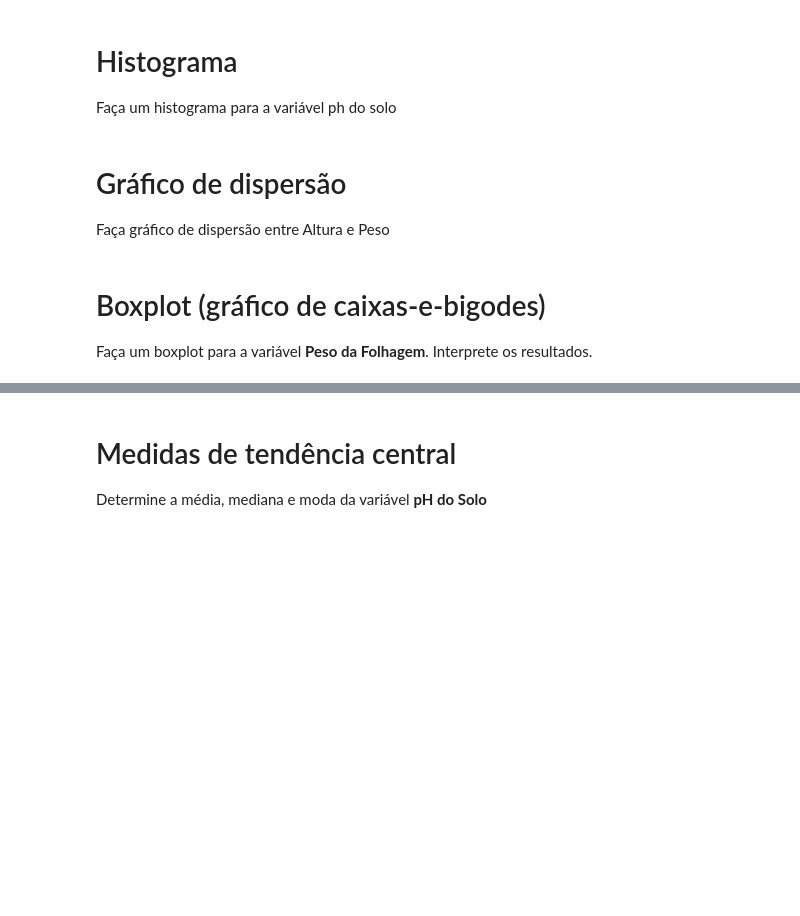
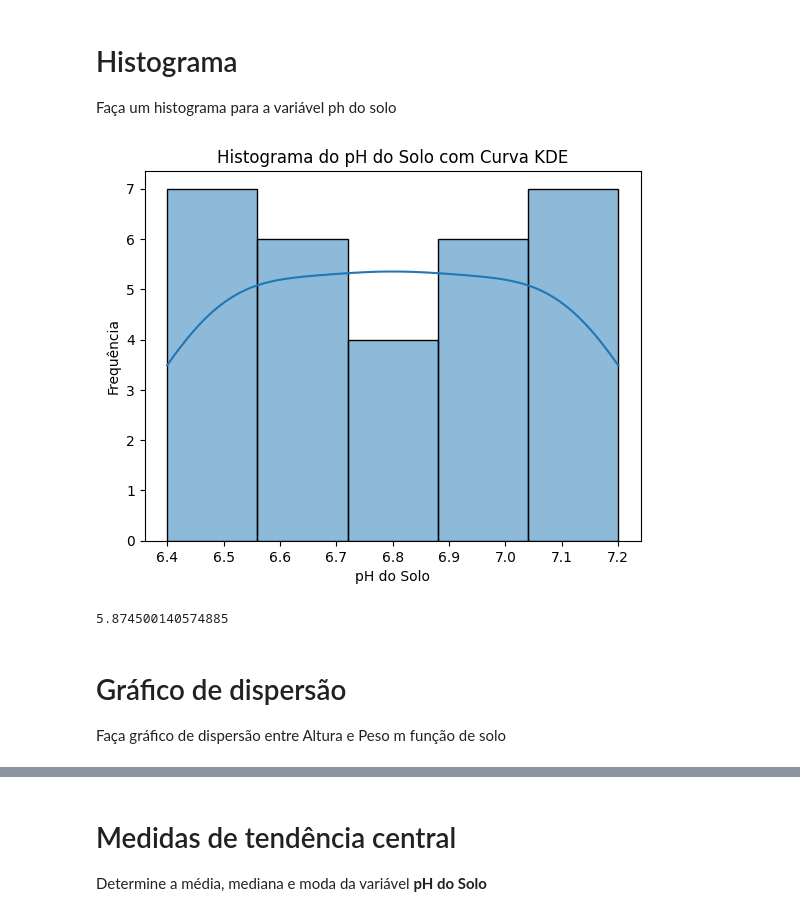
Before and after one commit to clobos/Bioestatistica_ESALQ_Python_2025, a Jupyter notebook: Aula02_Bioestatistica.ipynb, the cells around one changed output, grey strips where cells are left out. Drawn from its saved outputs; the diff is of its cells as text; code cells hidden in the pictures; blank space fills up the shorter version.

```diff
--- a/Aula02_Bioestatistica.ipynb
+++ b/Aula02_Bioestatistica.ipynb
@@ -106,11 +144,23 @@ resultados do gráfico.
 # Histograma
 
 Faça um histograma para  a variável ph do solo
+# %%
+import matplotlib.pyplot as plt
+import seaborn as sns
+
+sns.histplot(data=dados, x='ph', bins=5, kde=True, edgecolor='black')
+plt.xlabel('pH do Solo')
+plt.ylabel('Frequência')
+plt.title('Histograma do pH do Solo com Curva KDE')
+plt.show()
+# %% [output]
+[figure, added]
+# %%
+ import math as mt
+ 1 + 3.3*mt.log(30, 10)
+# %% [output]
+5.874500140574885
 # %% [markdown]
 # Gráfico de dispersão
 
-Faça gráfico de dispersão entre Altura e Peso
+Faça gráfico de dispersão entre Altura e Peso m função de solo
-# %% [markdown]
-# Boxplot (gráfico de caixas-e-bigodes)
-
-Faça um boxplot para a variável **Peso da Folhagem**. Interprete os resultados.
```
Also changed, not shown: parts of 17 cells of this notebook.
